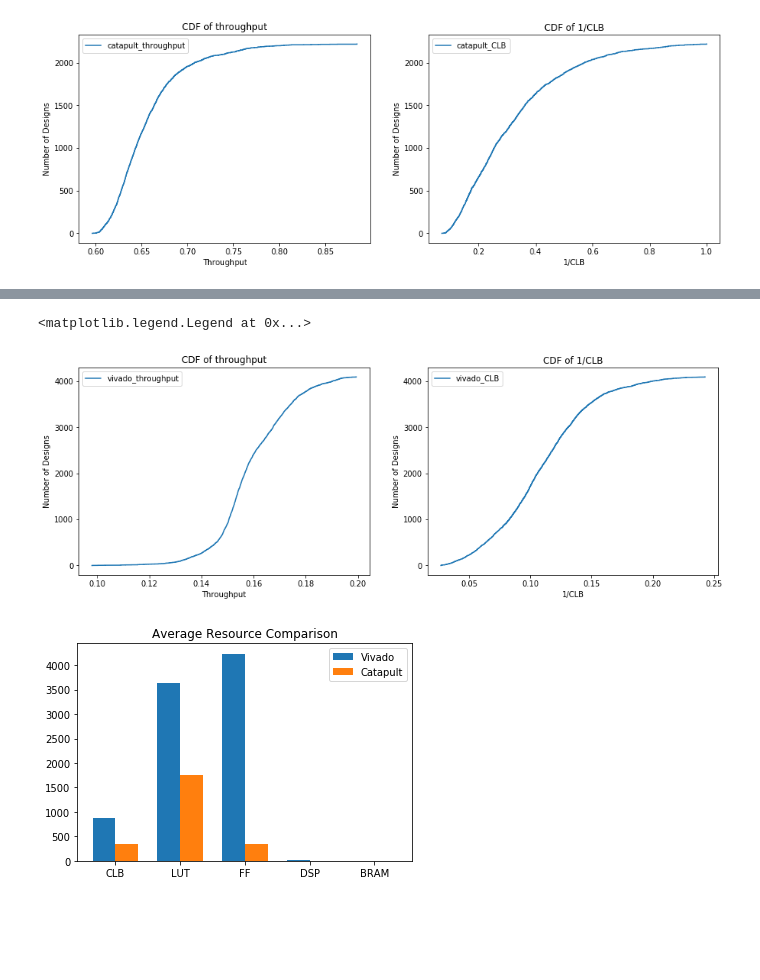
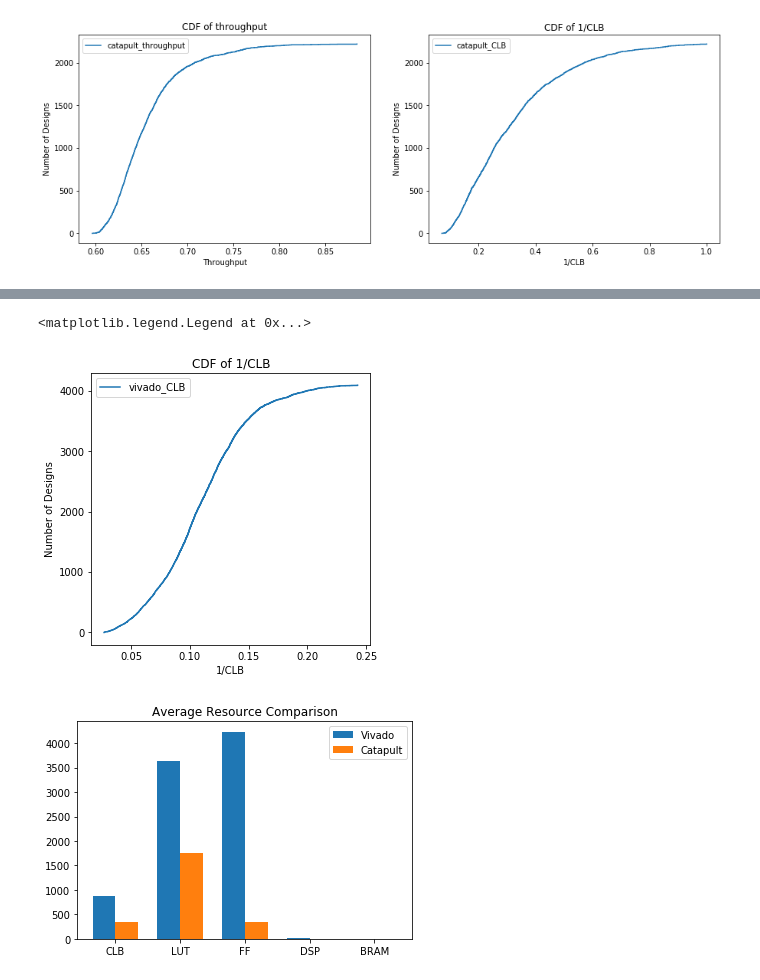
Before and after one commit to KastnerRG/Spector-HLS, a Jupyter notebook: dct/results/postproc/dct_postproc.ipynb, the cells around one changed output, grey strips where cells are left out. Drawn from its saved outputs; the diff is of its cells as text; code cells hidden in the pictures; blank space fills up the shorter version.

```diff
--- a/dct/results/postproc/dct_postproc.ipynb
+++ b/dct/results/postproc/dct_postproc.ipynb
@@ -100,22 +111,14 @@ plt.legend()
 # %%
-plt.figure(figsize=(15, 5))
-plt.subplot(1,2,1)
-plt.step(np.concatenate([sorted_data_viv, sorted_data_viv[[-1]]]),np.arange(sorted_data_viv.size+1),label='vivado_throughput')
-plt.xlabel('Throughput')
-plt.ylabel('Number of Designs')
-plt.title('CDF of throughput')
-
-plt.legend()
-plt.subplot(1,2,2)
+plt.figure(figsize=(5, 5))
 plt.step(np.concatenate([sorted_data_viv2, sorted_data_viv2[[-1]]]),np.arange(sorted_data_viv2.size+1),label='vivado_CLB')
 plt.xlabel('1/CLB')
 plt.ylabel('Number of Designs')
 plt.title('CDF of 1/CLB')
-
+plt.savefig('vivado_cdf_2.svg')
 plt.legend()
 # %% [output]
 <matplotlib.legend.Legend at 0x...>
-[figure, old version]
+[figure, new version]
 # %%
 fig, ax = plt.subplots()
 
```
Also changed, not shown: parts of 1 cell of this notebook, 2 other files.
